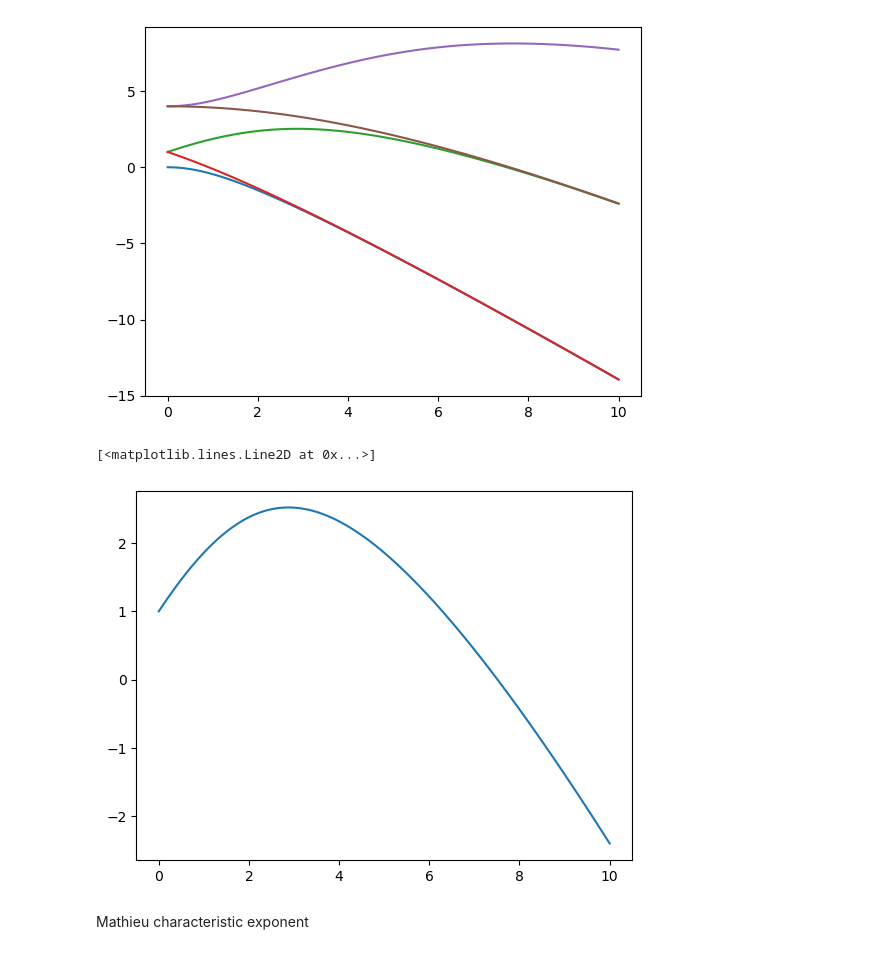
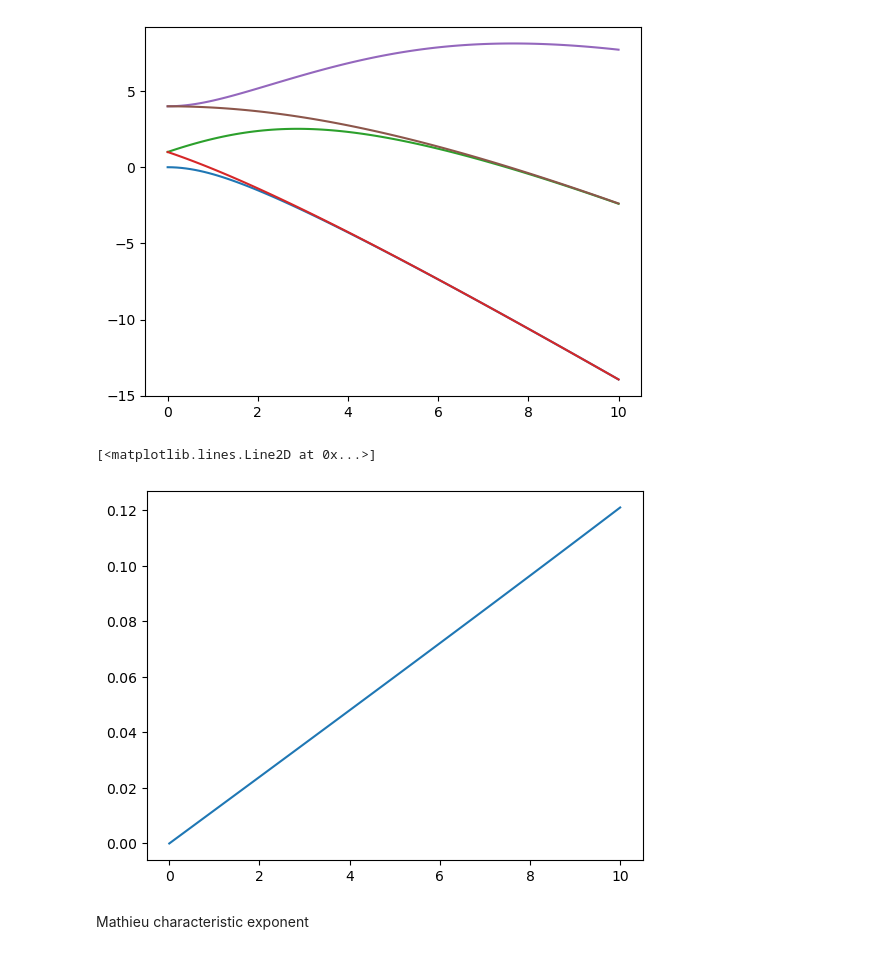
Before and after one commit to Ha-Nul/Codes, a Jupyter notebook: MS_Project/Matheiu/12_09_Mathieu/2025-01-10_Mathieu.ipynb, the cells around one changed output. Drawn from its saved outputs; the diff is of its cells as text; code cells hidden in the pictures.

Commit message:
Mathieu_Constructing(3)

```diff
--- a/MS_Project/Matheiu/12_09_Mathieu/2025-01-10_Mathieu.ipynb
+++ b/MS_Project/Matheiu/12_09_Mathieu/2025-01-10_Mathieu.ipynb
@@ -161,10 +161,10 @@ for i in range(0,3,1):
 # %% [output]
 [figure]
 # %%
-plt.plot(gam_arr,spe.mathieu_a(1,gam_arr))
+plt.plot(gam_arr,spe.mathieu_sem(1,1,gam_arr)[0])
 # %% [output]
 [<matplotlib.lines.Line2D at 0x...>]
-[figure, old version]
+[figure, new version]
 # %% [markdown]
 Mathieu characteristic exponent
 # %%
```
Also changed, not shown: 8 other files.
